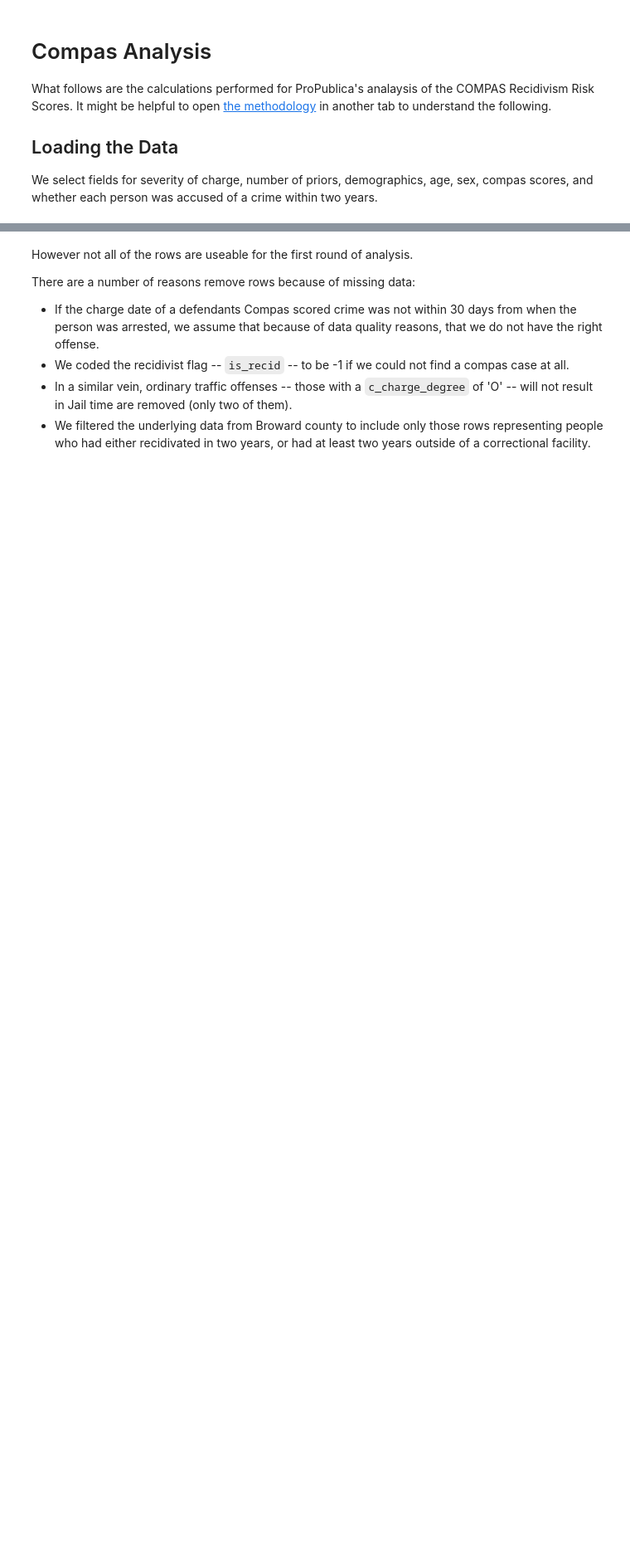
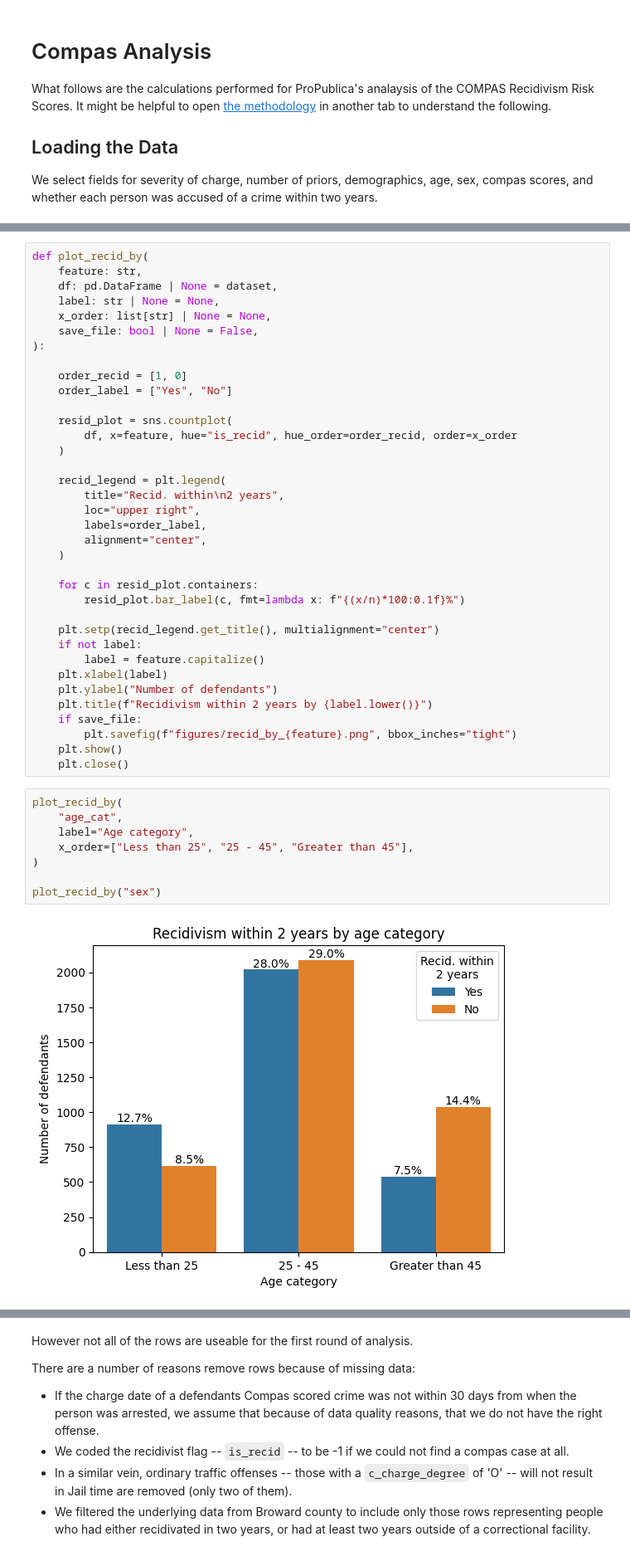
Before and after one commit to saramaggie/fair-synthetic-data-gen, a Jupyter notebook: Compas Analysis.ipynb, the cells around one changed output, grey strips where cells are left out. Shown at 83% size. Cells and saved outputs as stored; diff of their text form; blank space fills up the shorter version.

Commit message:
plot things about dataset

```diff
--- a/Compas Analysis.ipynb
+++ b/Compas Analysis.ipynb
@@ -96,0 +54,46 @@ memory usage: 2.0 MB
+# %%
+def plot_recid_by(
+    feature: str,
+    df: pd.DataFrame | None = dataset,
+    label: str | None = None,
+    x_order: list[str] | None = None,
+    save_file: bool | None = False,
+):
+
+    order_recid = [1, 0]
+    order_label = ["Yes", "No"]
+
+    resid_plot = sns.countplot(
+        df, x=feature, hue="is_recid", hue_order=order_recid, order=x_order
+    )
+
+    recid_legend = plt.legend(
+        title="Recid. within\n2 years",
+        loc="upper right",
+        labels=order_label,
+        alignment="center",
+    )
+
+    for c in resid_plot.containers:
+        resid_plot.bar_label(c, fmt=lambda x: f"{(x/n)*100:0.1f}%")
+
+    plt.setp(recid_legend.get_title(), multialignment="center")
+    if not label:
+        label = feature.capitalize()
+    plt.xlabel(label)
+    plt.ylabel("Number of defendants")
+    plt.title(f"Recidivism within 2 years by {label.lower()}")
+    if save_file:
+        plt.savefig(f"figures/recid_by_{feature}.png", bbox_inches="tight")
+    plt.show()
+    plt.close()
+# %%
+plot_recid_by(
+    "age_cat",
+    label="Age category",
+    x_order=["Less than 25", "25 - 45", "Greater than 45"],
+)
+
+plot_recid_by("sex")
+# %% [output]
+[figure, added]
```
Also changed, not shown: parts of 11 cells of this notebook, 1 other file.
